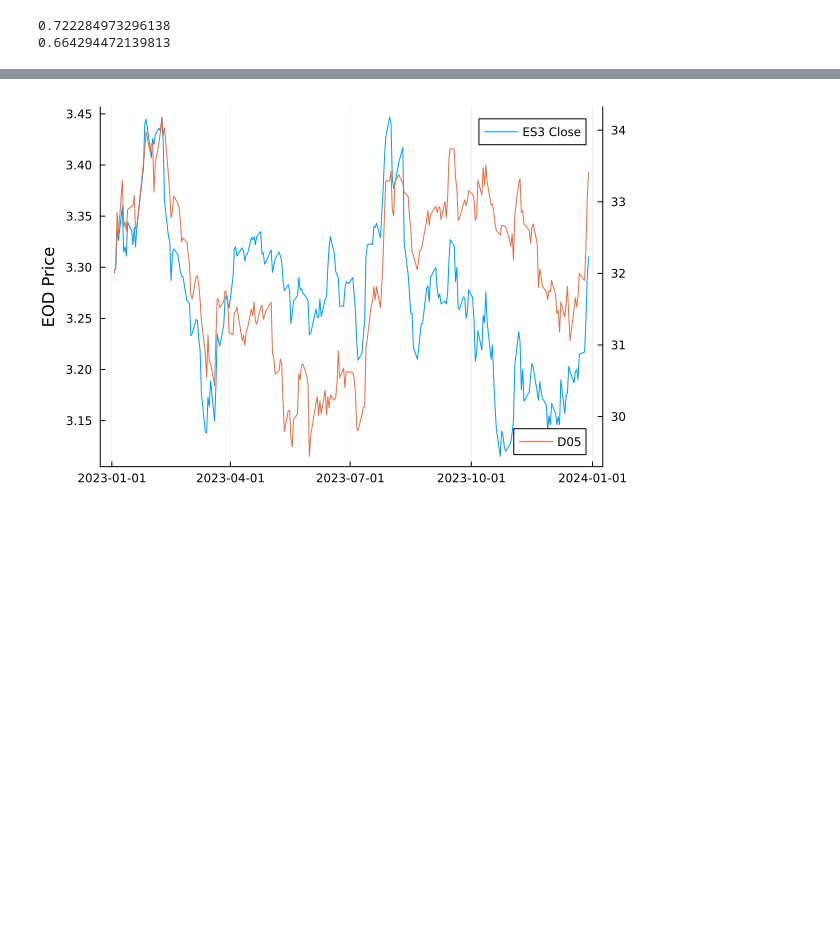
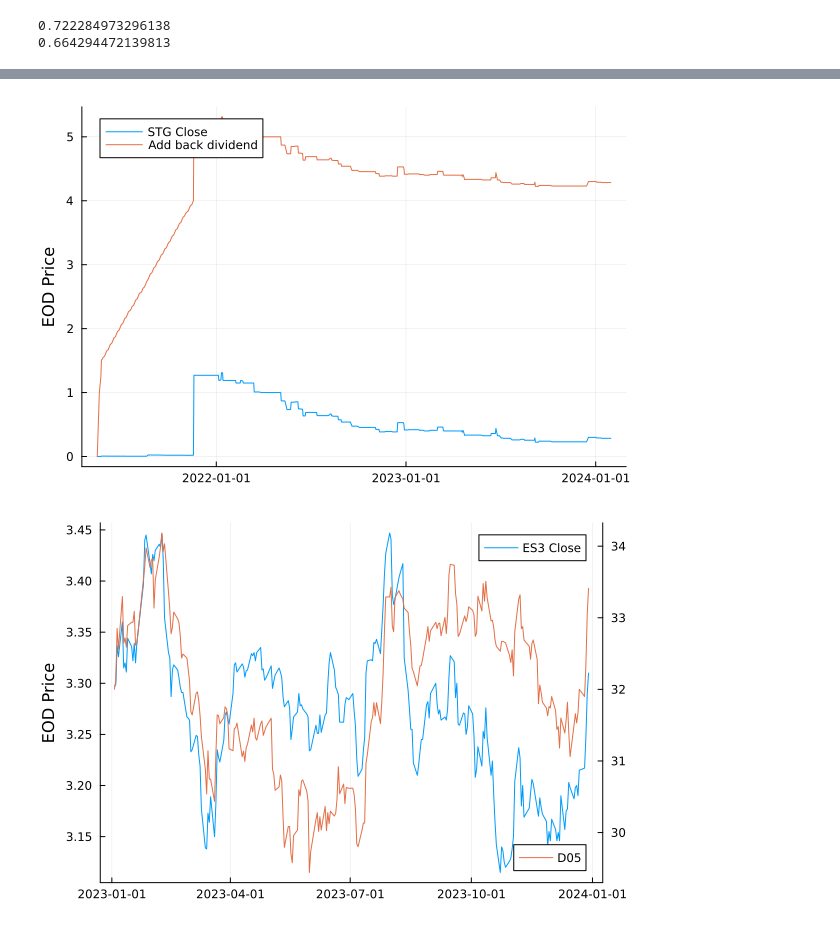
Before and after one commit to Wuvist/sgx3000, a Jupyter notebook: try.ipynb, the cells around one changed output, grey strips where cells are left out. Cells and saved outputs as stored; diff of their text form; code cells hidden in the pictures; blank space fills up the shorter version.

```diff
--- a/try.ipynb
+++ b/try.ipynb
@@ -202,3 +290,7 @@ println(cov(sti_2.RReturn, d05_2.RReturn) / var(sti_2.RReturn))
+# %%
+plot_Rclose("STG")
+# %% [output]
+[figure, added]
 # %%
 # plot_rclose_year("ES3", 2023)
 plot(Date.(SubString.(es3.Date, 1, 10)), es3.Close, label="ES3 Close", ylabel="EOD Price")
```
Also changed, not shown: parts of 8 cells of this notebook.
